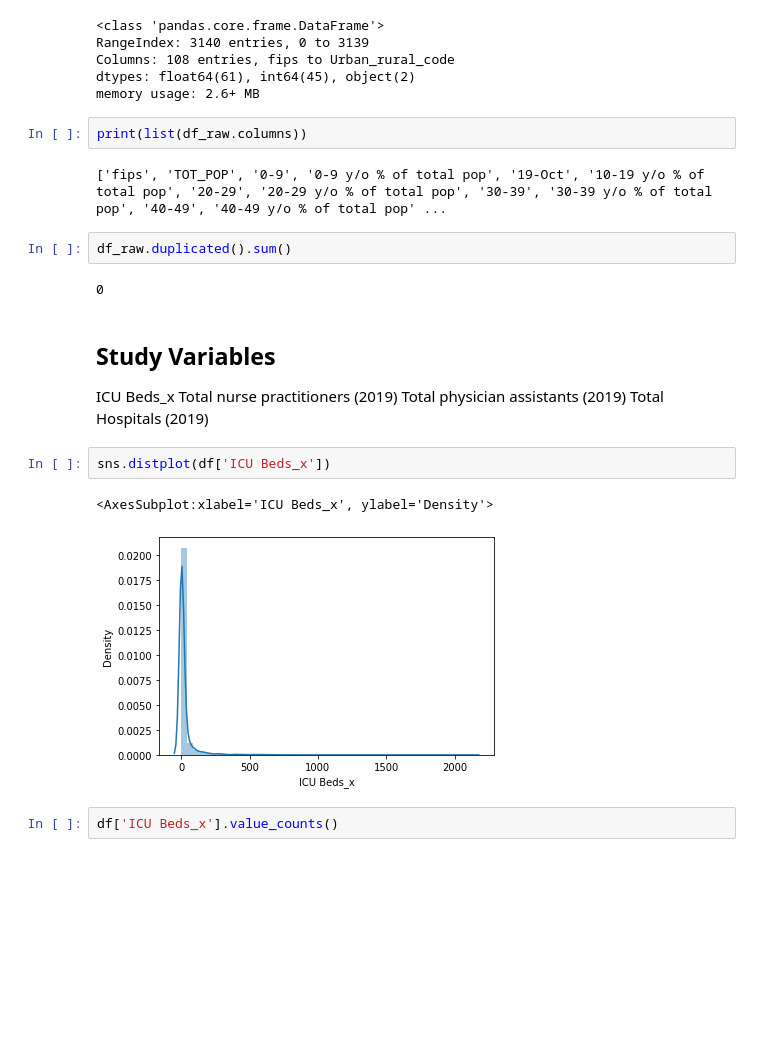
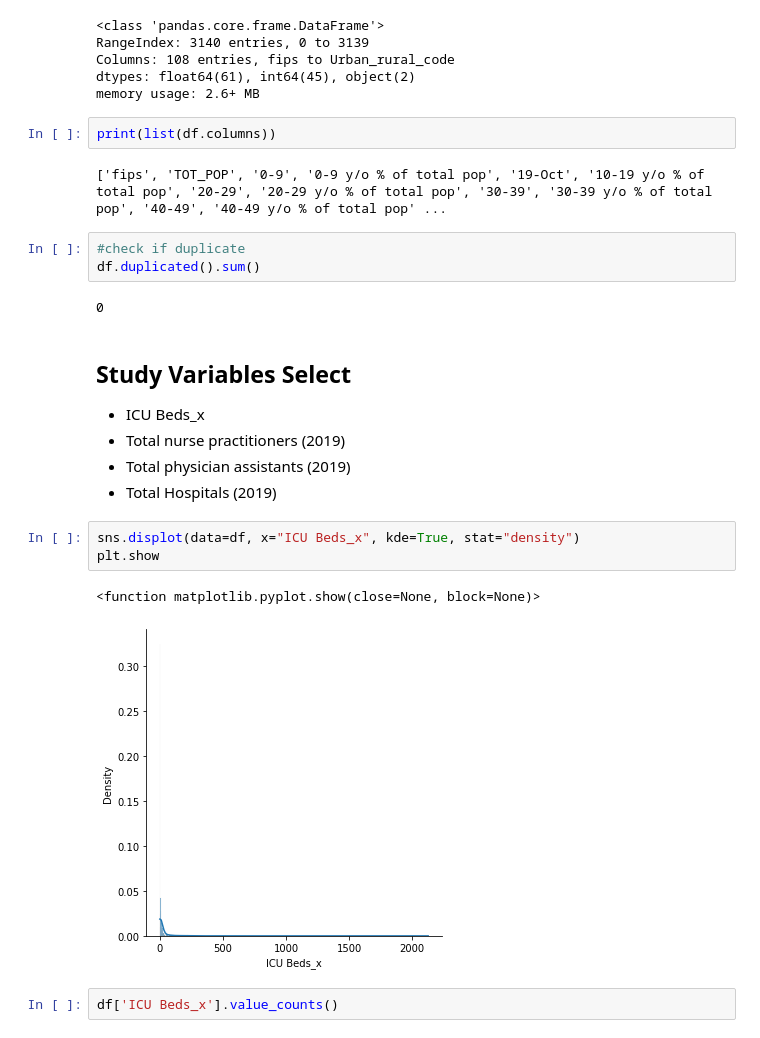
Before and after one commit to sgso-free/Regularized_Linear_Regression_Project_Tutorial, a Jupyter notebook: src/explore.ipynb, the cells around one changed output. Drawn from its saved outputs; the diff is of its cells as text; blank space fills up the shorter version.

```diff
--- a/src/explore.ipynb
+++ b/src/explore.ipynb
@@ -27,24 +27,27 @@ Columns: 108 entries, fips to Urban_rural_code
 dtypes: float64(61), int64(45), object(2)
 memory usage: 2.6+ MB
 # %%
-print(list(df_raw.columns))
+print(list(df.columns))
 # %% [output]
 ['fips', 'TOT_POP', '0-9', '0-9 y/o % of total pop', '19-Oct', '10-19 y/o % of total pop', '20-29', '20-29 y/o % of total pop', '30-39', '30-39 y/o % of total pop', '40-49', '40-49 y/o % of total pop' ...
-# %%
-df_raw.duplicated().sum()
-# %% [output]
-0
+# %%
+#check if duplicate
+df.duplicated().sum()
+# %% [output]
+0
 # %% [markdown]
-## Study Variables
-ICU Beds_x
-Total nurse practitioners (2019)
-Total physician assistants (2019)
-Total Hospitals (2019)
+## Study Variables Select
+
+- ICU Beds_x
+- Total nurse practitioners (2019)
+- Total physician assistants (2019)
+- Total Hospitals (2019)
-# %%
-sns.distplot(df['ICU Beds_x'])
-# %% [output]
-<AxesSubplot:xlabel='ICU Beds_x', ylabel='Density'>
-[figure, removed]
+# %%
+sns.displot(data=df, x="ICU Beds_x", kde=True, stat="density")
+plt.show
+# %% [output]
+<function matplotlib.pyplot.show(close=None, block=None)>
+[figure, added]
 # %%
 df['ICU Beds_x'].value_counts()
 # %% [output]
```
Also changed, not shown: parts of 36 cells of this notebook, 2 other files.
